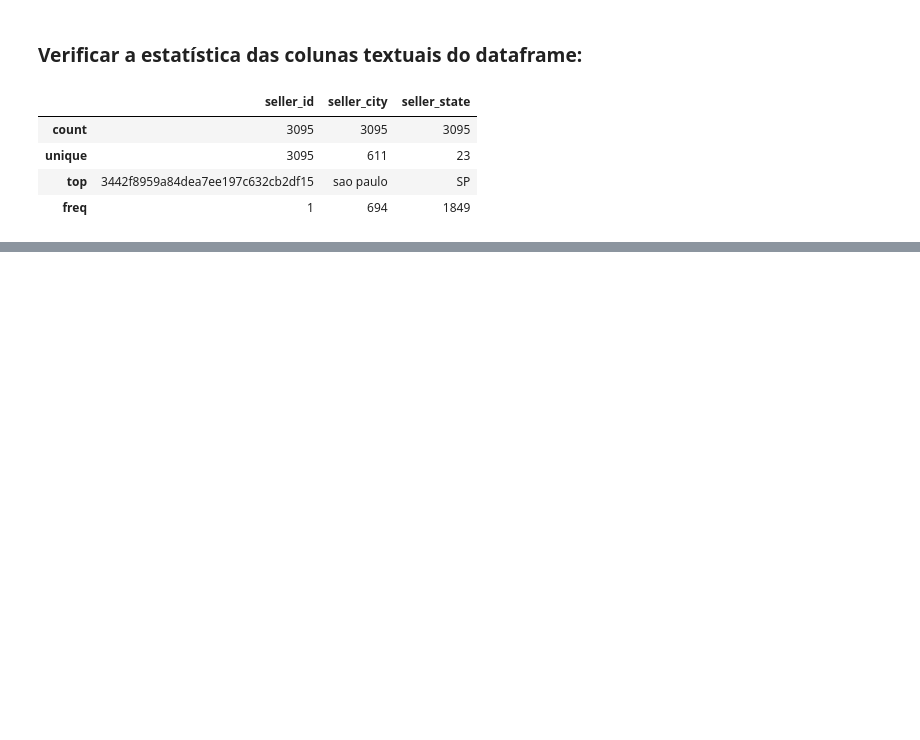
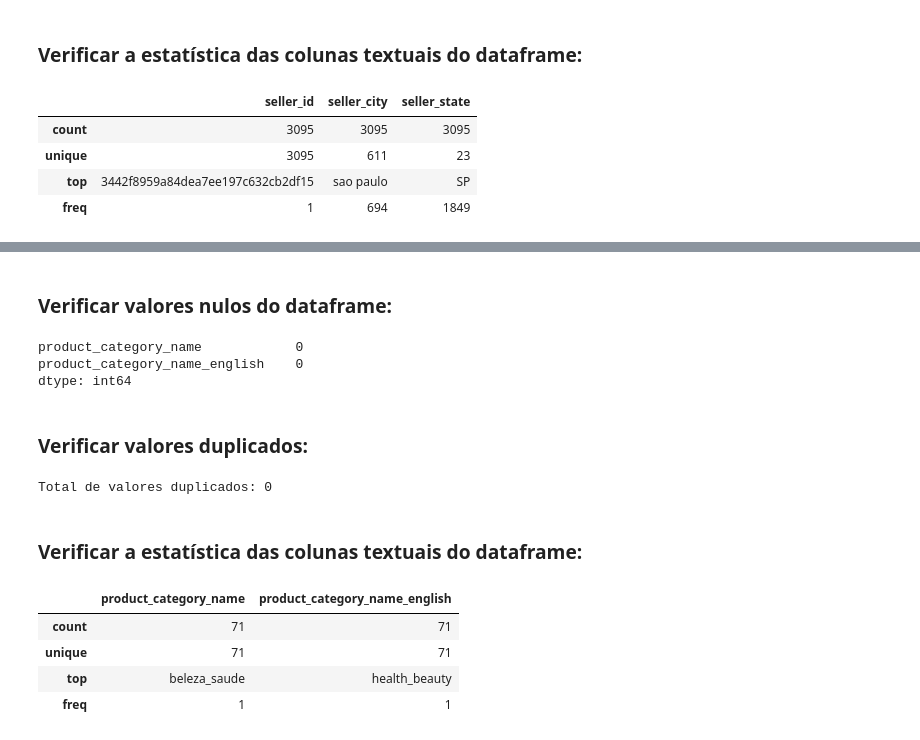
Before and after one commit to renato-albuquerque/triggo_ai_challenge, a Jupyter notebook: main.ipynb, the cells around one changed output, grey strips where cells are left out. Saved outputs shown, nothing was run; the diff lists cells and outputs as text; code cells hidden in the pictures; blank space fills up the shorter version.

```diff
--- a/main.ipynb
+++ b/main.ipynb
@@ -576,0 +606,25 @@ df_sellers.describe(include=['object'])
+# %% [markdown]
+### Verificar valores nulos do dataframe:
+# %%
+df_product_category_name_translation.isnull().sum()
+# %% [output]
+product_category_name            0
+product_category_name_english    0
+dtype: int64
+# %% [markdown]
+### Verificar valores duplicados:
+# %%
+duplicate_value_product_category_name_translation = df_product_category_name_translation.duplicated()
+print(f"Total de valores duplicados: {duplicate_value_product_category_name_translation.sum()}")
+# %% [output]
+Total de valores duplicados: 0
+# %% [markdown]
+### Verificar a estatística das colunas textuais do dataframe:
+# %%
+df_product_category_name_translation.describe(include=['object'])
+# %% [output]
+|  | product_category_name | product_category_name_english |
+| count | 71 | 71 |
+| unique | 71 | 71 |
+| top | beleza_saude | health_beauty |
+| freq | 1 | 1 |
```
Also changed, not shown: parts of 4 cells of this notebook.
